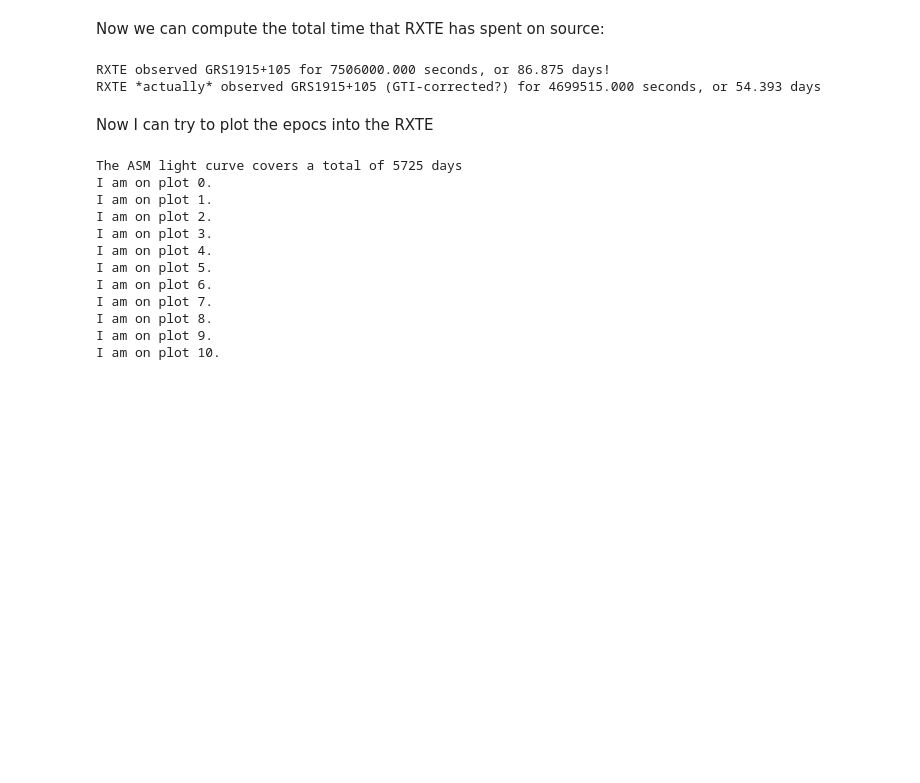
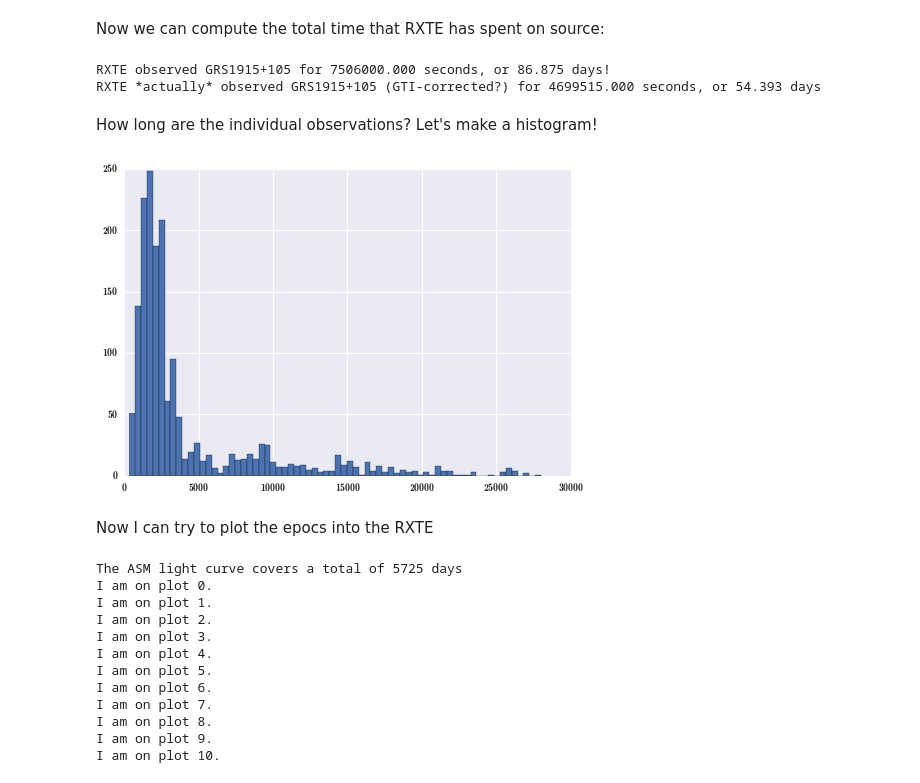
Before and after one commit to dhuppenkothen/BlackHoleMagic, a Jupyter notebook: GRS1915_DataPreparation.ipynb, the cells around one changed output. Cells and saved outputs as stored; diff of their text form; code cells hidden in the pictures; blank space fills up the shorter version.

```diff
--- a/GRS1915_DataPreparation.ipynb
+++ b/GRS1915_DataPreparation.ipynb
@@ -533,6 +617,12 @@ print("RXTE *actually* observed GRS1915+105 (GTI-corrected?) for %.3f seconds, o
 # %% [output]
 RXTE observed GRS1915+105 for 7506000.000 seconds, or 86.875 days!
 RXTE *actually* observed GRS1915+105 (GTI-corrected?) for 4699515.000 seconds, or 54.393 days
+# %% [markdown]
+How long are the individual observations? Let's make a histogram!
+# %%
+plt.hist(dt, bins=70);
+# %% [output]
+[figure, added]
 # %% [markdown]
 Now I can try to plot the epocs into the RXTE
 # %%
```
Also changed, not shown: parts of 8 cells of this notebook, 4 other files.
